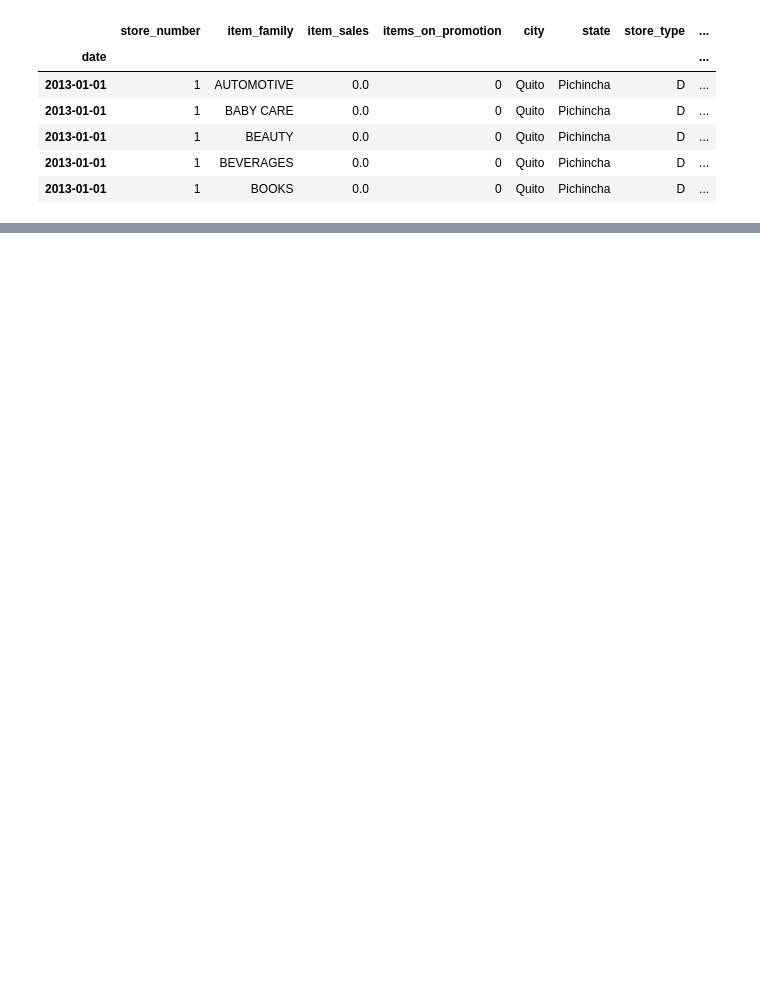
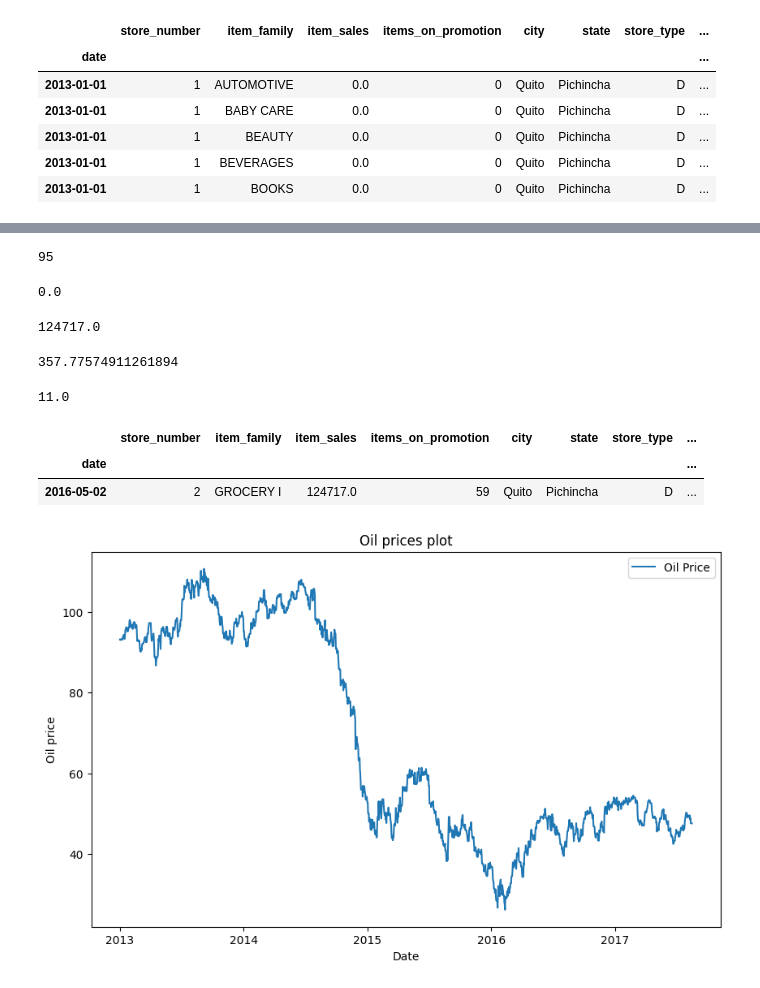
Before and after one commit to StanislavYatsevich/Store_Sales, a Jupyter notebook: Project.ipynb, the cells around one changed output, grey strips where cells are left out. Drawn from its saved outputs; the diff is of its cells as text; code cells hidden in the pictures; blank space fills up the shorter version.

```diff
--- a/Project.ipynb
+++ b/Project.ipynb
@@ -115,0 +317,36 @@ test_data.head()
+# %%
+len(train_data['holiday_description'].unique())
+# %% [output]
+95
+# %%
+train_data['item_sales'].min()
+# %% [output]
+0.0
+# %%
+train_data['item_sales'].max()
+# %% [output]
+124717.0
+# %%
+train_data['item_sales'].mean()
+# %% [output]
+357.77574911261894
+# %%
+train_data['item_sales'].median()
+# %% [output]
+11.0
+# %%
+train_data[train_data['item_sales'] == train_data['item_sales'].max()]
+# %% [output]
+|  | store_number | item_family | item_sales | items_on_promotion | city | state | store_type | ... |
+| date |  |  |  |  |  |  |  | ... |
+| 2016-05-02 | 2 | GROCERY I | 124717.0 | 59 | Quito | Pichincha | D | ... |
+# %%
+plt.figure(figsize=(10, 6))
+plt.plot(train_data.index, train_data['oil_price'], label='Oil Price')
+plt.title('Oil prices plot')
+plt.xlabel('Date')
+plt.ylabel('Oil price')
+plt.legend()
+plt.show()
+# %% [output]
+[figure, added]
```
Also changed, not shown: parts of 29 cells of this notebook.
